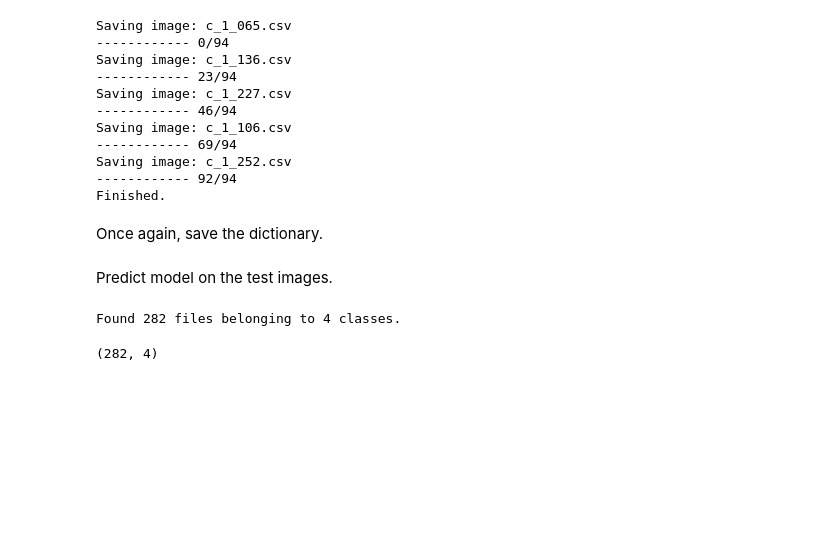
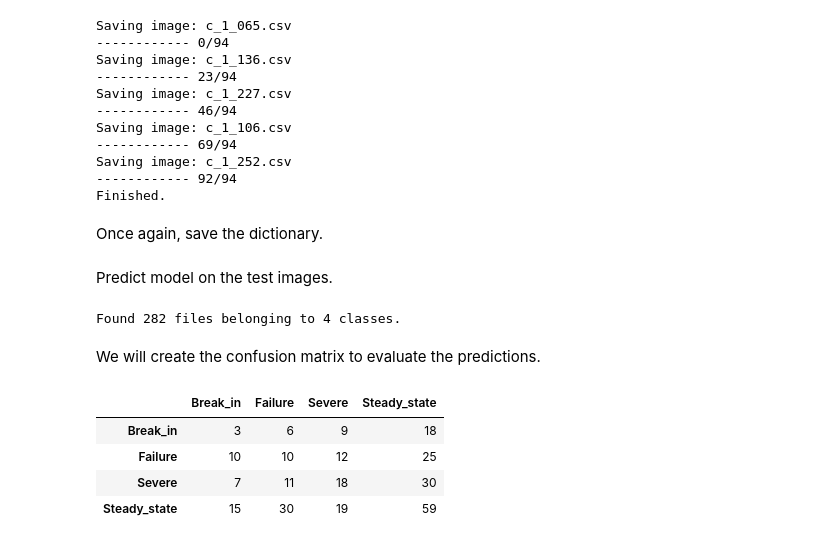
Before and after one commit to karylsienn/PHM2010, a Jupyter notebook: 01-cnn-model.ipynb, the cells around one changed output. Drawn from its saved outputs; the diff is of its cells as text; code cells hidden in the pictures; blank space fills up the shorter version.

```diff
--- a/01-cnn-model.ipynb
+++ b/01-cnn-model.ipynb
@@ -331,6 +335,4 @@ cnn_eval = cnn_model.predict(test_ds)
 # %% [output]
 Found 282 files belonging to 4 classes.
-# %%
-cnn_eval
-# %% [output]
-(282, 4)
+# %% [markdown]
+We will create the confusion matrix to evaluate the predictions.
@@ -336,0 +347,8 @@ cnn_eval
+# %%
+display(confusion_df)
+# %% [output]
+|  | Break_in | Failure | Severe | Steady_state |
+| Break_in | 3 | 6 | 9 | 18 |
+| Failure | 10 | 10 | 12 | 25 |
+| Severe | 7 | 11 | 18 | 30 |
+| Steady_state | 15 | 30 | 19 | 59 |
```
Also changed, not shown: parts of 4 cells of this notebook.
